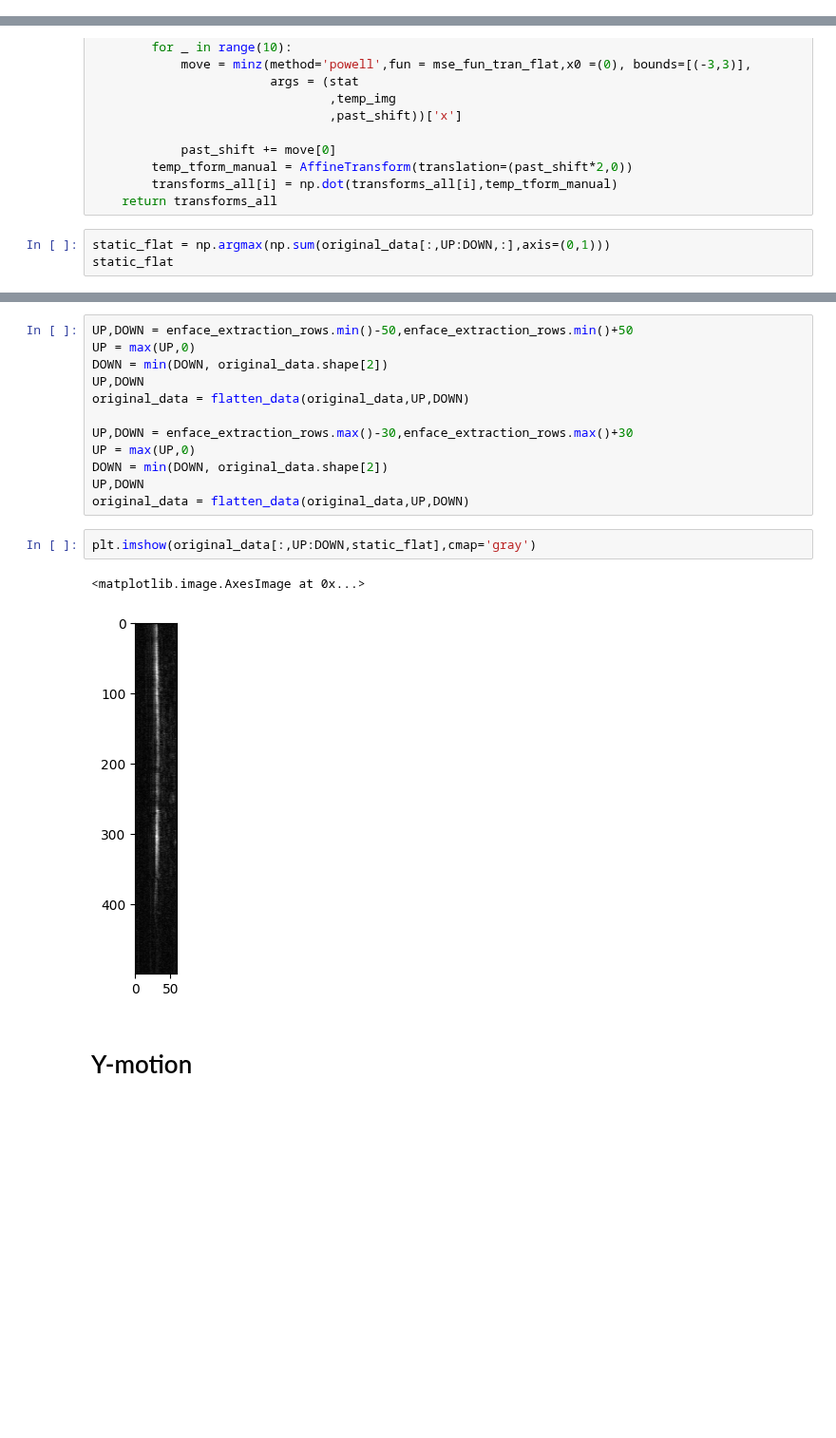
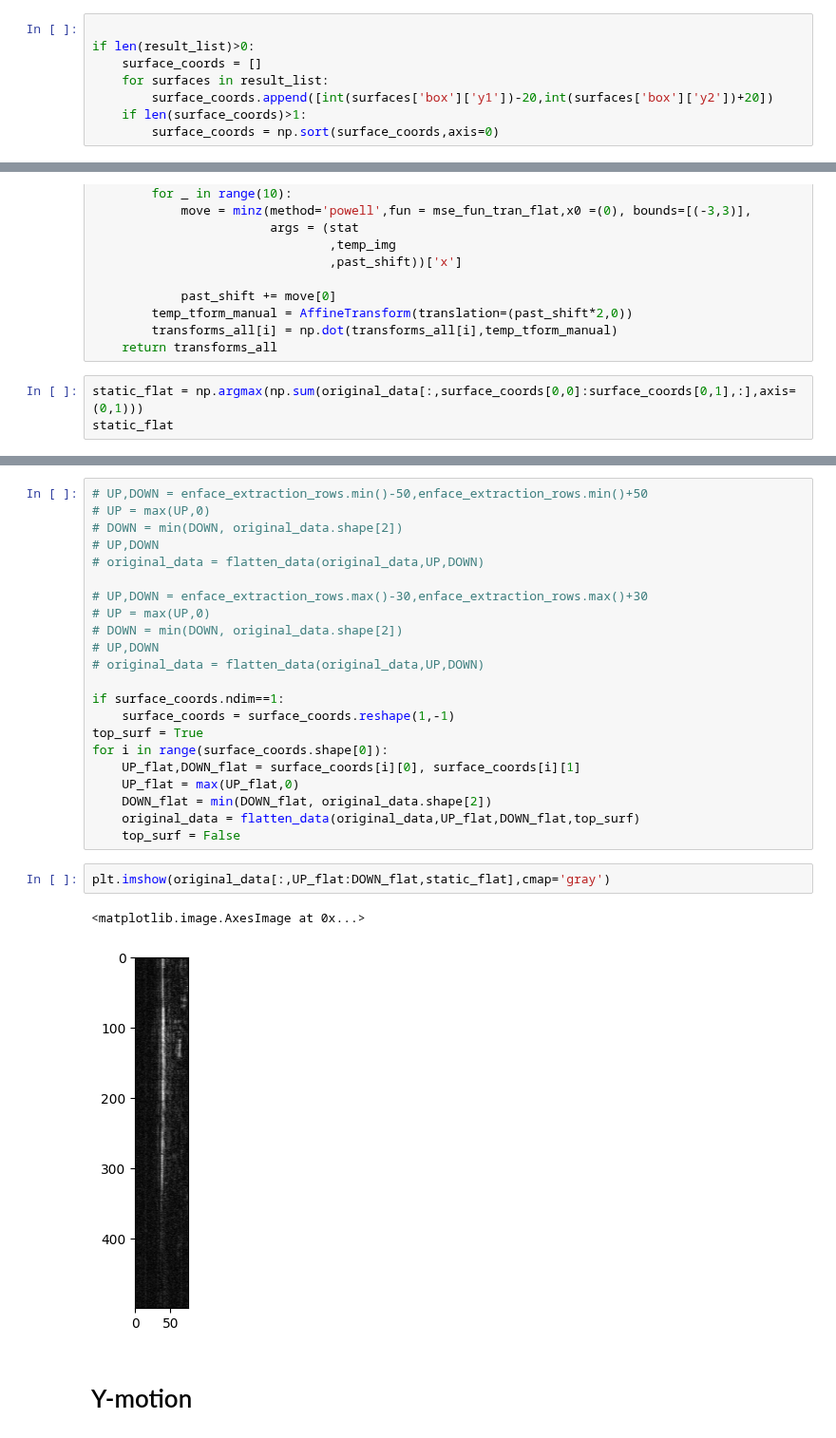
Before and after one commit to AKA2320/OCT_RA, a Jupyter notebook: Bifocal registration/Patrice_5_2_2025/bifocal_endo.ipynb, the cells around one changed output, grey strips where cells are left out. Shown at 95% size. Cells and saved outputs as stored; diff of their text form; blank space fills up the shorter version.

```diff
--- a/Bifocal registration/Patrice_5_2_2025/bifocal_endo.ipynb
+++ b/Bifocal registration/Patrice_5_2_2025/bifocal_endo.ipynb
@@ -72,0 +98,8 @@ plt.imshow(original_data[:,:,100])
+# %%
+
+if len(result_list)>0:
+    surface_coords = []
+    for surfaces in result_list:
+        surface_coords.append([int(surfaces['box']['y1'])-20,int(surfaces['box']['y2'])+20])
+    if len(surface_coords)>1:
+        surface_coords = np.sort(surface_coords,axis=0)
@@ -115,6 +150,6 @@ def ants_all_tran_flat(data,UP,DOWN,static_flat):
         transforms_all[i] = np.dot(transforms_all[i],temp_tform_manual)
     return transforms_all
 # %%
-static_flat = np.argmax(np.sum(original_data[:,UP:DOWN,:],axis=(0,1)))
+static_flat = np.argmax(np.sum(original_data[:,surface_coords[0,0]:surface_coords[0,1],:],axis=(0,1)))
 static_flat
 # %% [output]
@@ -137,21 +180,31 @@ def flatten_data(data,UP_flat,DOWN_flat ):
     return data
 # %%
-UP,DOWN = enface_extraction_rows.min()-50,enface_extraction_rows.min()+50
-UP = max(UP,0)
-DOWN = min(DOWN, original_data.shape[2])
-UP,DOWN
-original_data = flatten_data(original_data,UP,DOWN)
+# UP,DOWN = enface_extraction_rows.min()-50,enface_extraction_rows.min()+50
+# UP = max(UP,0)
+# DOWN = min(DOWN, original_data.shape[2])
+# UP,DOWN
+# original_data = flatten_data(original_data,UP,DOWN)
 
-UP,DOWN = enface_extraction_rows.max()-30,enface_extraction_rows.max()+30
-UP = max(UP,0)
-DOWN = min(DOWN, original_data.shape[2])
-UP,DOWN
-original_data = flatten_data(original_data,UP,DOWN)
+# UP,DOWN = enface_extraction_rows.max()-30,enface_extraction_rows.max()+30
+# UP = max(UP,0)
+# DOWN = min(DOWN, original_data.shape[2])
+# UP,DOWN
+# original_data = flatten_data(original_data,UP,DOWN)
+
+if surface_coords.ndim==1:
+    surface_coords = surface_coords.reshape(1,-1)
+top_surf = True
+for i in range(surface_coords.shape[0]):
+    UP_flat,DOWN_flat = surface_coords[i][0], surface_coords[i][1]
+    UP_flat = max(UP_flat,0)
+    DOWN_flat = min(DOWN_flat, original_data.shape[2])
+    original_data = flatten_data(original_data,UP_flat,DOWN_flat,top_surf)
+    top_surf = False
 # %%
-plt.imshow(original_data[:,UP:DOWN,static_flat],cmap='gray')
+plt.imshow(original_data[:,UP_flat:DOWN_flat,static_flat],cmap='gray')
 # %% [output]
 <matplotlib.image.AxesImage at 0x...>
-[figure, old version]
+[figure, new version]
 # %% [markdown]
 # Y-motion
 # %%
```
Also changed, not shown: parts of 35 cells of this notebook, 1 other file.
